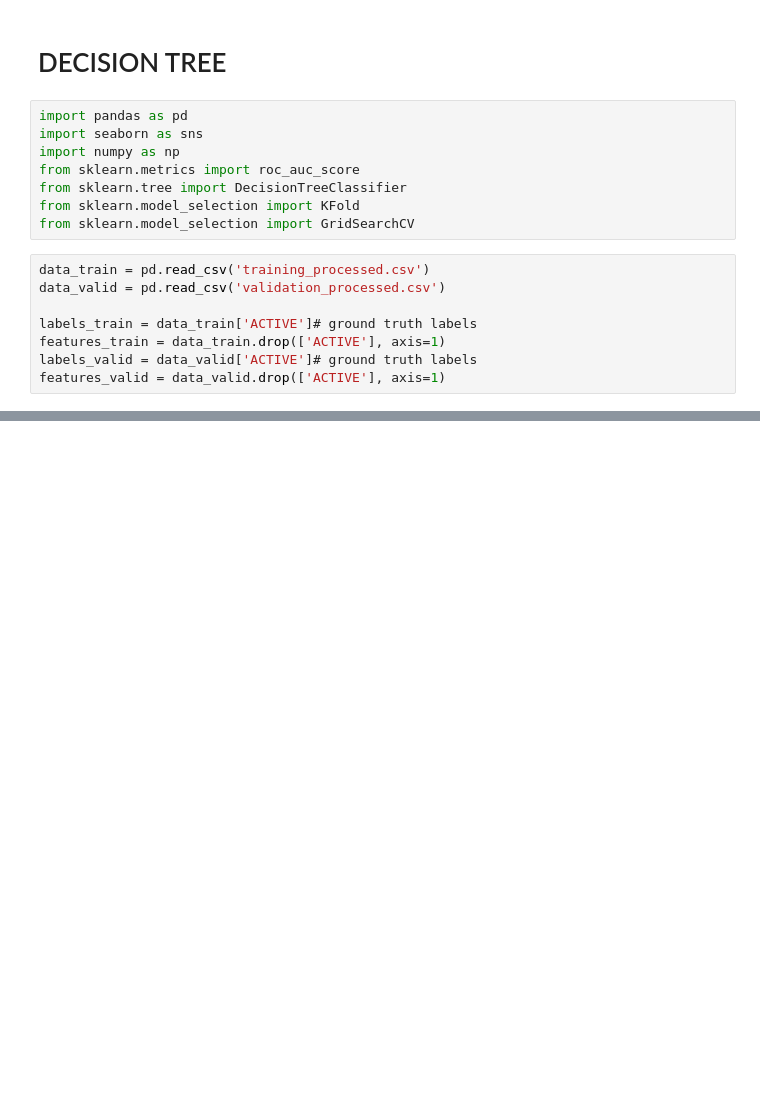
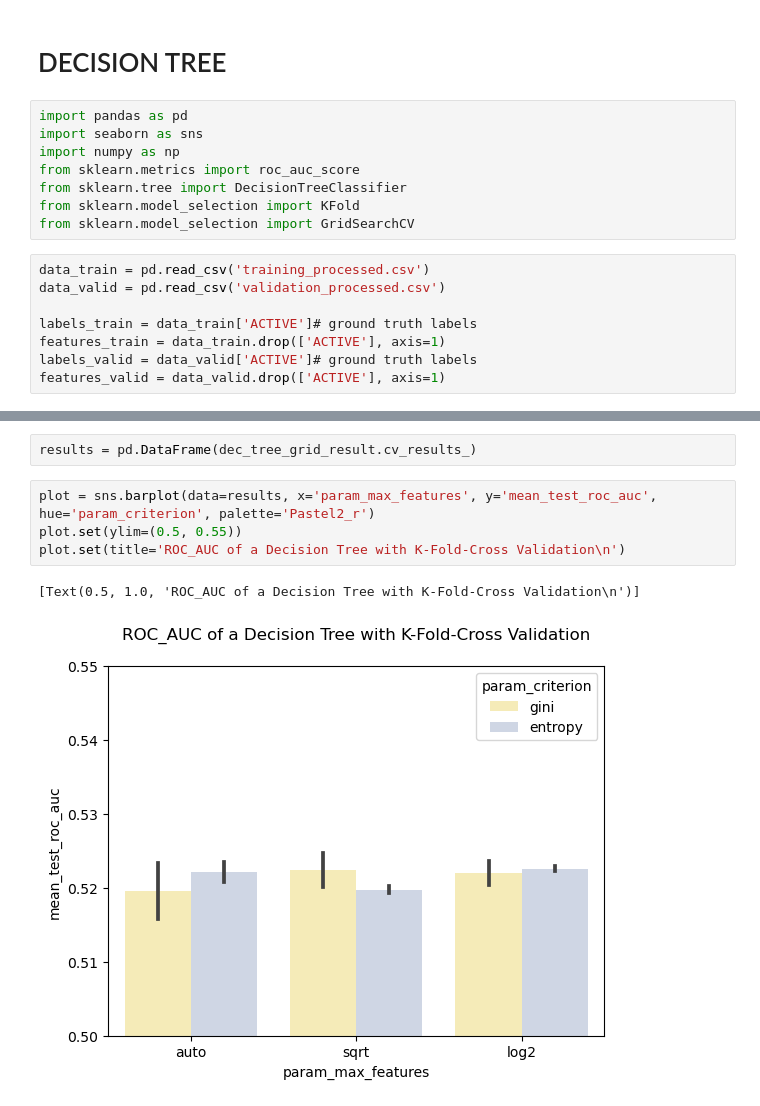
Before and after one commit to annafernandezrajal/Activity-Prediction-for-Chemical-Compounds, a Jupyter notebook: decision_tree.ipynb, the cells around one changed output, grey strips where cells are left out. Drawn from its saved outputs; the diff is of its cells as text; blank space fills up the shorter version.

Commit message:
Cross validation (some files still need to run)

```diff
--- a/decision_tree.ipynb
+++ b/decision_tree.ipynb
@@ -29,0 +34,9 @@ print("Average Accuracy for Decision Tree: ", np.mean(dec_tree_grid_result.cv_re
+# %%
+results = pd.DataFrame(dec_tree_grid_result.cv_results_)
+# %%
+plot = sns.barplot(data=results, x='param_max_features', y='mean_test_roc_auc', hue='param_criterion', palette='Pastel2_r')
+plot.set(ylim=(0.5, 0.55))
+plot.set(title='ROC_AUC of a Decision Tree with K-Fold-Cross Validation\n')
+# %% [output]
+[Text(0.5, 1.0, 'ROC_AUC of a Decision Tree with K-Fold-Cross Validation\n')]
+[figure, added]
```
Also changed, not shown: parts of 4 cells of this notebook, 6 other files.
